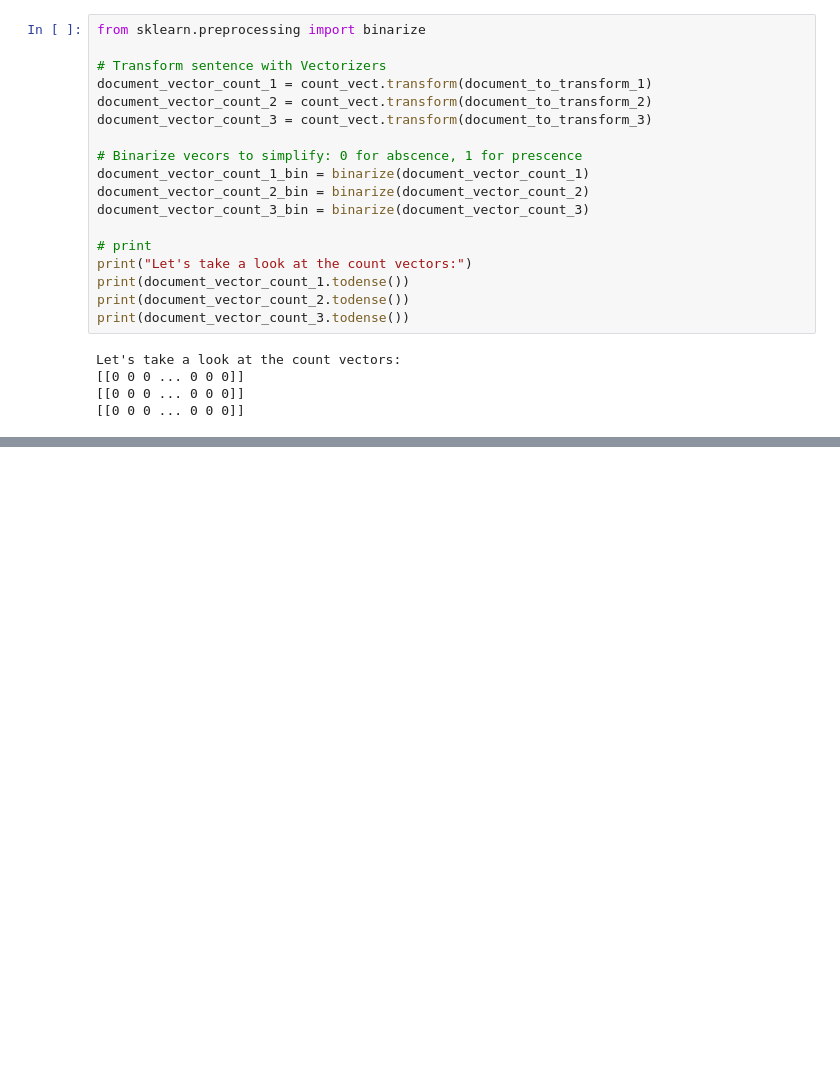
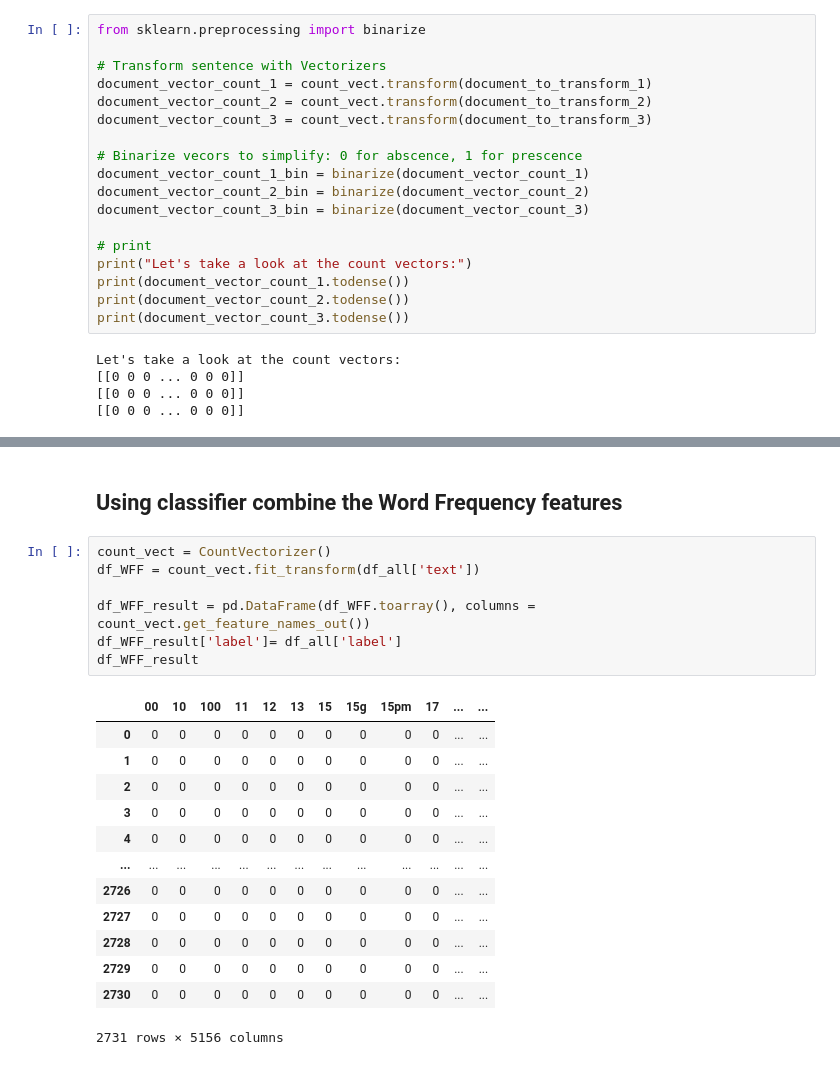
Before and after one commit to kevinyusheng/DM2023-Lab1-Master, a Jupyter notebook: DM2023-Lab1-Homework.ipynb, the cells around one changed output, grey strips where cells are left out. Saved outputs shown, nothing was run; the diff lists cells and outputs as text; blank space fills up the shorter version.

```diff
--- a/DM2023-Lab1-Homework.ipynb
+++ b/DM2023-Lab1-Homework.ipynb
@@ -561,0 +716,23 @@ Cosine Similarity using count bw 3 and 3: 1.000000
+# %% [markdown]
+## Using classifier combine the Word Frequency features
+# %%
+count_vect = CountVectorizer()
+df_WFF = count_vect.fit_transform(df_all['text'])
+
+df_WFF_result = pd.DataFrame(df_WFF.toarray(), columns = count_vect.get_feature_names_out())
+df_WFF_result['label']= df_all['label']
+df_WFF_result
+# %% [output]
+|  | 00 | 10 | 100 | 11 | 12 | 13 | 15 | 15g | 15pm | 17 | ... | ... |
+| 0 | 0 | 0 | 0 | 0 | 0 | 0 | 0 | 0 | 0 | 0 | ... | ... |
+| 1 | 0 | 0 | 0 | 0 | 0 | 0 | 0 | 0 | 0 | 0 | ... | ... |
+| 2 | 0 | 0 | 0 | 0 | 0 | 0 | 0 | 0 | 0 | 0 | ... | ... |
+| 3 | 0 | 0 | 0 | 0 | 0 | 0 | 0 | 0 | 0 | 0 | ... | ... |
+| 4 | 0 | 0 | 0 | 0 | 0 | 0 | 0 | 0 | 0 | 0 | ... | ... |
+| ... | ... | ... | ... | ... | ... | ... | ... | ... | ... | ... | ... | ... |
+| 2726 | 0 | 0 | 0 | 0 | 0 | 0 | 0 | 0 | 0 | 0 | ... | ... |
+| 2727 | 0 | 0 | 0 | 0 | 0 | 0 | 0 | 0 | 0 | 0 | ... | ... |
+| 2728 | 0 | 0 | 0 | 0 | 0 | 0 | 0 | 0 | 0 | 0 | ... | ... |
+| 2729 | 0 | 0 | 0 | 0 | 0 | 0 | 0 | 0 | 0 | 0 | ... | ... |
+| 2730 | 0 | 0 | 0 | 0 | 0 | 0 | 0 | 0 | 0 | 0 | ... | ... |
+2731 rows × 5156 columns
```
Also changed, not shown: parts of 42 cells of this notebook.
